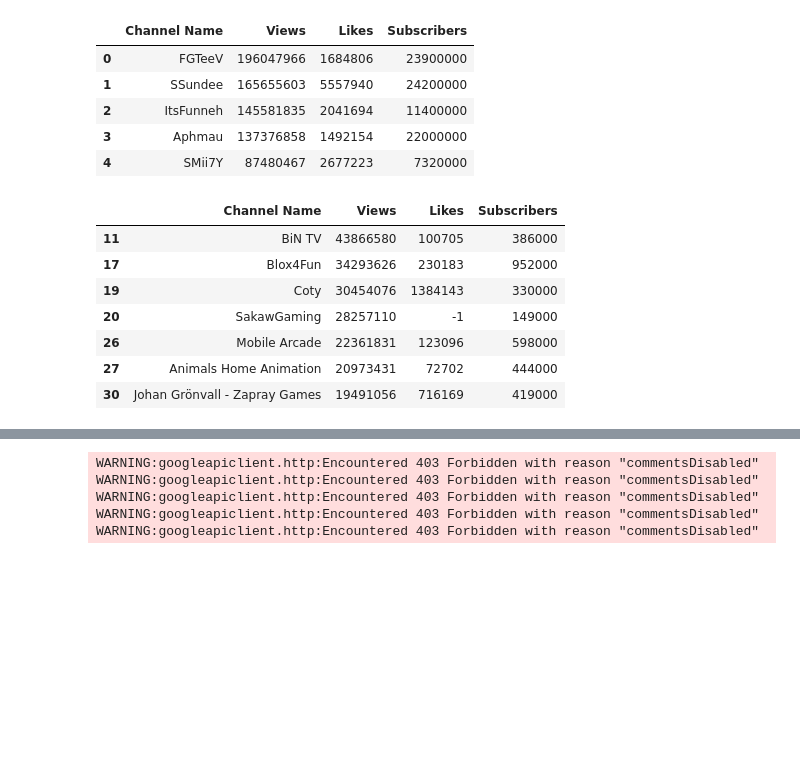
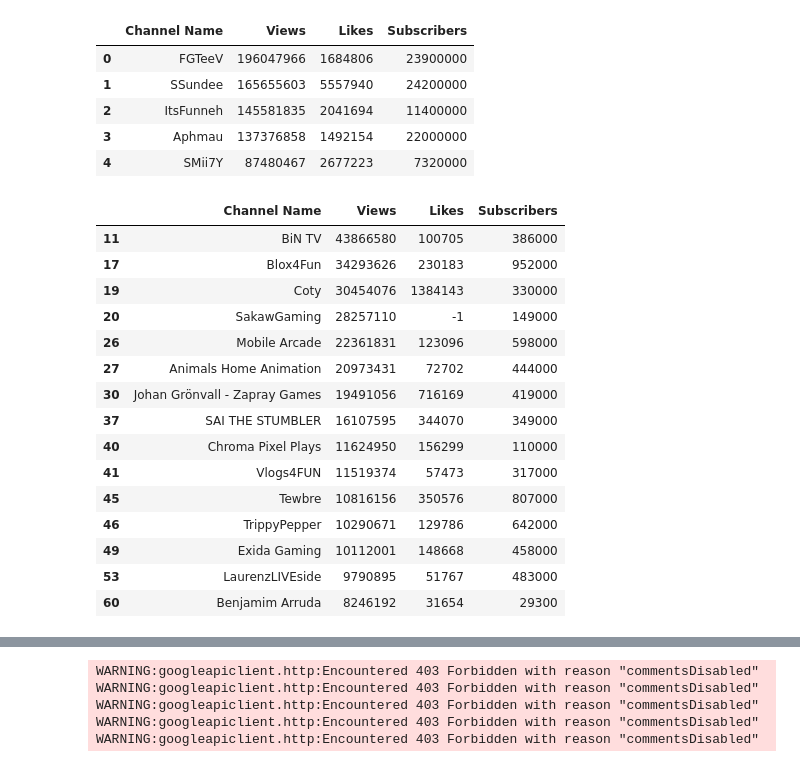
Before and after one commit to bluecoder777/Game-Promotion-Analysis, a Jupyter notebook: Youtuber_with_Relavant_Reach.ipynb, the cells around one changed output, grey strips where cells are left out. Drawn from its saved outputs; the diff is of its cells as text; code cells hidden in the pictures; blank space fills up the shorter version.

```diff
--- a/Youtuber_with_Relavant_Reach.ipynb
+++ b/Youtuber_with_Relavant_Reach.ipynb
@@ -79,7 +79,7 @@ filtered_ids
  'XrCDnQYUO20',
  ...]
 # %%
-with open('filtered_video_ids.json', 'r') as f:
+with open('filtered_video_ids1.json', 'r') as f:
     filtered_ids = json.load(f)
 # %% [markdown]
 Analysis
@@ -105,15 +105,23 @@ channel_group_df.head()
 | 4 | SMii7Y | 87480467 | 2677223 | 7320000 |
 # %%
 suitable_channels = channel_group_df[channel_group_df['Subscribers'] < 1000000]
-suitable_channels.head(7)
+suitable_channels.head(15)
 # %% [output]
 |  | Channel Name | Views | Likes | Subscribers |
 | 11 | BiN TV | 43866580 | 100705 | 386000 |
 | 17 | Blox4Fun | 34293626 | 230183 | 952000 |
 | 19 | Coty | 30454076 | 1384143 | 330000 |
 | 20 | SakawGaming | 28257110 | -1 | 149000 |
 | 26 | Mobile Arcade | 22361831 | 123096 | 598000 |
 | 27 | Animals Home Animation | 20973431 | 72702 | 444000 |
 | 30 | Johan Grönvall - Zapray Games | 19491056 | 716169 | 419000 |
+| 37 | SAI THE STUMBLER | 16107595 | 344070 | 349000 |
+| 40 | Chroma Pixel Plays | 11624950 | 156299 | 110000 |
+| 41 | Vlogs4FUN | 11519374 | 57473 | 317000 |
+| 45 | Tewbre | 10816156 | 350576 | 807000 |
+| 46 | TrippyPepper | 10290671 | 129786 | 642000 |
+| 49 | Exida Gaming | 10112001 | 148668 | 458000 |
+| 53 | LaurenzLIVEside | 9790895 | 51767 | 483000 |
+| 60 | Benjamim Arruda | 8246192 | 31654 | 29300 |
 # %%
 suitable_channels.to_csv('suitable_channels.csv', index=False)
```
Also changed, not shown: parts of 11 cells of this notebook, 2 other files.
